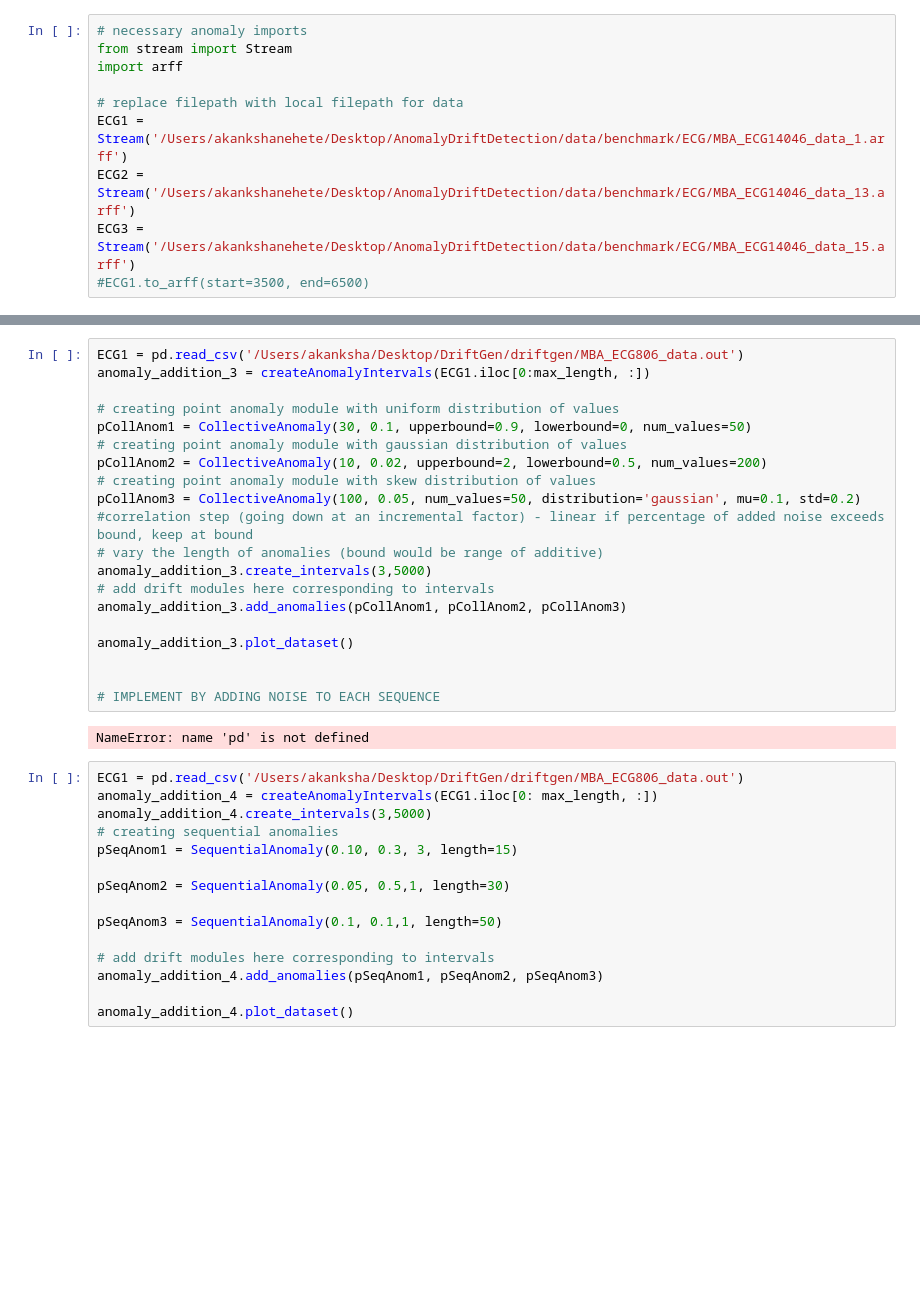
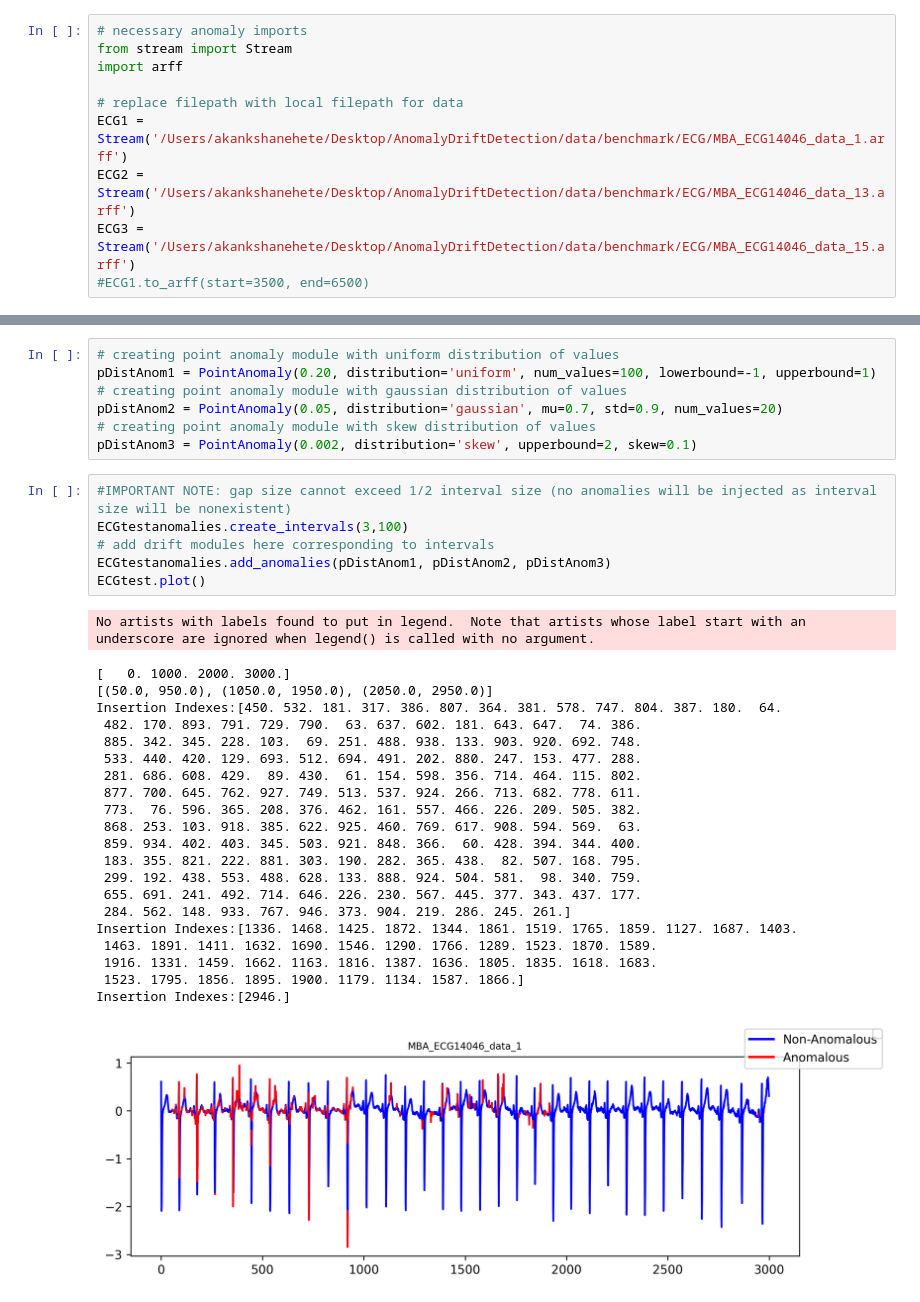
Before and after one commit to mac-dsl/AnomalyDriftDetection, a Jupyter notebook: util/interval_demo.ipynb, the cells around one changed output, grey strips where cells are left out. Drawn from its saved outputs; the diff is of its cells as text; blank space fills up the shorter version.

```diff
--- a/util/interval_demo.ipynb
+++ b/util/interval_demo.ipynb
@@ -42,37 +32,36 @@ ECGtestanomalies = createAnomalyIntervals(ECGtest)
-# %%
-ECG1 = pd.read_csv('/Users/akanksha/Desktop/DriftGen/driftgen/MBA_ECG806_data.out')
-anomaly_addition_3 = createAnomalyIntervals(ECG1.iloc[0:max_length, :])
-
-# creating point anomaly module with uniform distribution of values
-pCollAnom1 = CollectiveAnomaly(30, 0.1, upperbound=0.9, lowerbound=0, num_values=50)
-# creating point anomaly module with gaussian distribution of values
-pCollAnom2 = CollectiveAnomaly(10, 0.02, upperbound=2, lowerbound=0.5, num_values=200)
-# creating point anomaly module with skew distribution of values
-pCollAnom3 = CollectiveAnomaly(100, 0.05, num_values=50, distribution='gaussian', mu=0.1, std=0.2)
-#correlation step (going down at an incremental factor) - linear if percentage of added noise exceeds bound, keep at bound
-# vary the length of anomalies (bound would be range of additive)
-anomaly_addition_3.create_intervals(3,5000)
-# add drift modules here corresponding to intervals
-anomaly_addition_3.add_anomalies(pCollAnom1, pCollAnom2, pCollAnom3)
-
-anomaly_addition_3.plot_dataset()
-
-
-# IMPLEMENT BY ADDING NOISE TO EACH SEQUENCE
-# %% [output]
-NameError: name 'pd' is not defined
-# %%
-ECG1 = pd.read_csv('/Users/akanksha/Desktop/DriftGen/driftgen/MBA_ECG806_data.out')
-anomaly_addition_4 = createAnomalyIntervals(ECG1.iloc[0: max_length, :])
-anomaly_addition_4.create_intervals(3,5000)
-# creating sequential anomalies
-pSeqAnom1 = SequentialAnomaly(0.10, 0.3, 3, length=15)
-
-pSeqAnom2 = SequentialAnomaly(0.05, 0.5,1, length=30)
-
-pSeqAnom3 = SequentialAnomaly(0.1, 0.1,1, length=50)
-
-# add drift modules here corresponding to intervals
-anomaly_addition_4.add_anomalies(pSeqAnom1, pSeqAnom2, pSeqAnom3)
-
-anomaly_addition_4.plot_dataset()
+# %%
+# creating point anomaly module with uniform distribution of values
+pDistAnom1 = PointAnomaly(0.20, distribution='uniform', num_values=100, lowerbound=-1, upperbound=1)
+# creating point anomaly module with gaussian distribution of values
+pDistAnom2 = PointAnomaly(0.05, distribution='gaussian', mu=0.7, std=0.9, num_values=20)
+# creating point anomaly module with skew distribution of values
+pDistAnom3 = PointAnomaly(0.002, distribution='skew', upperbound=2, skew=0.1)
+# %%
+#IMPORTANT NOTE: gap size cannot exceed 1/2 interval size (no anomalies will be injected as interval size will be nonexistent)
+ECGtestanomalies.create_intervals(3,100)
+# add drift modules here corresponding to intervals
+ECGtestanomalies.add_anomalies(pDistAnom1, pDistAnom2, pDistAnom3)
+ECGtest.plot()
+# %% [output]
+No artists with labels found to put in legend.  Note that artists whose label start with an underscore are ignored when legend() is called with no argument.
+[   0. 1000. 2000. 3000.]
+[(50.0, 950.0), (1050.0, 1950.0), (2050.0, 2950.0)]
+Insertion Indexes:[450. 532. 181. 317. 386. 807. 364. 381. 578. 747. 804. 387. 180.  64.
+ 482. 170. 893. 791. 729. 790.  63. 637. 602. 181. 643. 647.  74. 386.
+ 885. 342. 345. 228. 103.  69. 251. 488. 938. 133. 903. 920. 692. 748.
+ 533. 440. 420. 129. 693. 512. 694. 491. 202. 880. 247. 153. 477. 288.
+ 281. 686. 608. 429.  89. 430.  61. 154. 598. 356. 714. 464. 115. 802.
+ 877. 700. 645. 762. 927. 749. 513. 537. 924. 266. 713. 682. 778. 611.
+ 773.  76. 596. 365. 208. 376. 462. 161. 557. 466. 226. 209. 505. 382.
+ 868. 253. 103. 918. 385. 622. 925. 460. 769. 617. 908. 594. 569.  63.
+ 859. 934. 402. 403. 345. 503. 921. 848. 366.  60. 428. 394. 344. 400.
+ 183. 355. 821. 222. 881. 303. 190. 282. 365. 438.  82. 507. 168. 795.
+ 299. 192. 438. 553. 488. 628. 133. 888. 924. 504. 581.  98. 340. 759.
+ 655. 691. 241. 492. 714. 646. 226. 230. 567. 445. 377. 343. 437. 177.
+ 284. 562. 148. 933. 767. 946. 373. 904. 219. 286. 245. 261.]
+Insertion Indexes:[1336. 1468. 1425. 1872. 1344. 1861. 1519. 1765. 1859. 1127. 1687. 1403.
+ 1463. 1891. 1411. 1632. 1690. 1546. 1290. 1766. 1289. 1523. 1870. 1589.
+ 1916. 1331. 1459. 1662. 1163. 1816. 1387. 1636. 1805. 1835. 1618. 1683.
+ 1523. 1795. 1856. 1895. 1900. 1179. 1134. 1587. 1866.]
+Insertion Indexes:[2946.]
+[figure, added]
```
Also changed, not shown: parts of 8 cells of this notebook, 3 other files.
